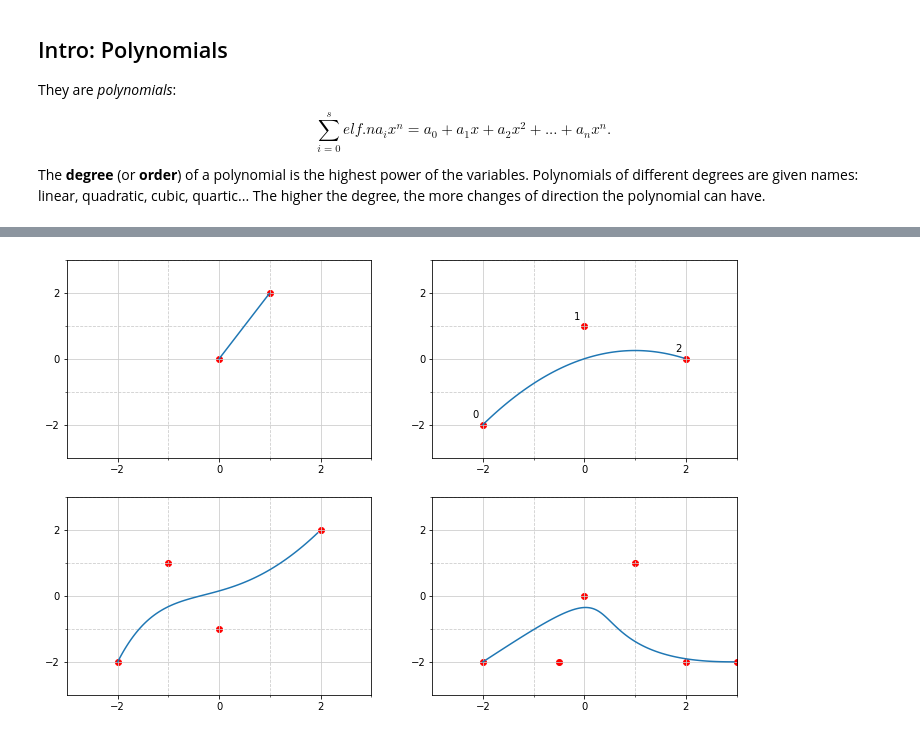
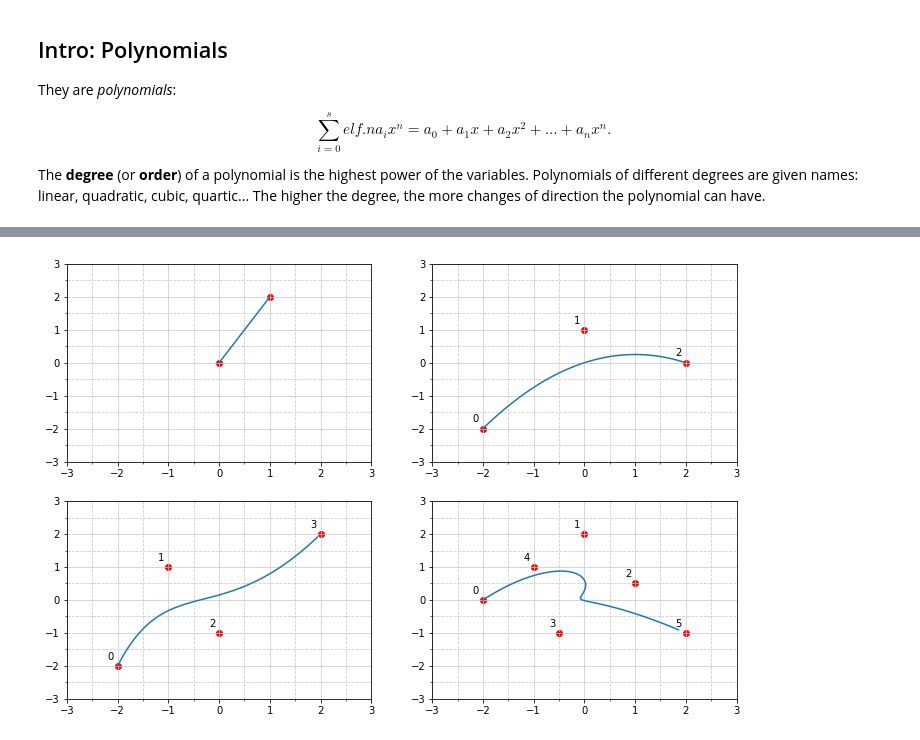
Before and after one commit to davdmc/splines, a Jupyter notebook: splines.ipynb, the cells around one changed output, grey strips where cells are left out. Saved outputs shown, nothing was run; the diff lists cells and outputs as text; code cells hidden in the pictures.

```diff
--- a/splines.ipynb
+++ b/splines.ipynb
@@ -7,15 +7,15 @@ import matplotlib
 
 # MATPLOTLIB CONFIG
 
-def conf_axis(ax, lim_x=10, lim_y=10):
+def conf_axis(ax, xmax=10, ymax=10, xmin=-10, ymin=-10):
     for ind, subplot in np.ndenumerate(ax):
         # Set axis ranges; by default this will put major ticks every 25.
-        subplot.set_xlim(-lim_x, lim_x)
-        subplot.set_ylim(-lim_y, lim_y)
+        subplot.set_xlim(xmin, xmax)
+        subplot.set_ylim(ymin, ymax)
 
         # Change major ticks to show every 1.
-        subplot.xaxis.set_major_locator(MultipleLocator(2))
-        subplot.yaxis.set_major_locator(MultipleLocator(2))
+        subplot.xaxis.set_major_locator(MultipleLocator(int((xmax-xmin)/10+1)))
+        subplot.yaxis.set_major_locator(MultipleLocator(int((ymax-ymin)/10+1)))
 
         # Change minor ticks to show every .5. (1/4 = .25)
         subplot.xaxis.set_minor_locator(AutoMinorLocator(2))
@@ -137,6 +51,6 @@ $$
 # %%
 fig, ax = plt.subplots(2, 2, figsize=(12, 8))
-conf_axis(ax,3,3)
+conf_axis(ax,3,3,-3,-3)
 
 t = np.arange(0, 1, 0.01)
 
@@ -174,9 +88,9 @@ class BezierCurve:
 
 
     def plotBernstein(self, ax):
-        x = np.linspace(-10,10, 50)
-        for i in range(self.n_ext):
-            ax.plot(x, self.bernsteinPolynomial(i, 2, x))
+        x = np.linspace(0,1, 100)
+        for i in range(self.n):
+            ax.plot(x, self.bernsteinPolynomial(i, self.n-1, x))
 
     def bernsteinPolynomial(self, i, n, t):
         return self.binomial(n,i) * t**i * (1 - t)**(n-i)
@@ -184,33 +98,36 @@ class BezierCurve:
     def binomial(self,n,r):
         return math.factorial(n) // math.factorial(r) // math.factorial(n-r)
 
     def mop(self, i):
         if((i%2)==0):
             return 1
         else:
             return -1
 
 p = np.array([[-2, 0, 2], [-2, 1, 0]])
 curv = BezierCurve(2, p)
 c_t = curv.evaluate(t)
 ax[0,1].plot(c_t[0,:], c_t[1,:])
 ax[0,1].scatter(p[0,:], p[1,:],color='r')
 for i in range(p.shape[1]):
     ax[0,1].annotate(i, (p[0,i]-0.2, p[1,i]+0.2))
 
 
 p = np.array([[-2, -1, 0, 2], [-2, 1, -1, 2]])
 curv = BezierCurve(3, p)
 c_t = curv.evaluate(t)
 ax[1,0].plot(c_t[0,:], c_t[1,:])
 ax[1,0].scatter(p[0,:], p[1,:],color='r')
+for i in range(p.shape[1]):
+    ax[1,0].annotate(i, (p[0,i]-0.2, p[1,i]+0.2))
 
-p = np.array([[-2, 0, 1, -0.5, 2, 3], [-2, 0, 1, -2, -2, -2]])
+p = np.array([[-2, 0, 1, -0.5, -1, 2], [0, 2, 0.5, -1, 1, -1]])
 curv = BezierCurve(5, p)
 c_t = curv.evaluate(t)
 ax[1,1].plot(c_t[0,:], c_t[1,:])
 ax[1,1].scatter(p[0,:], p[1,:],color='r')
-
+for i in range(p.shape[1]):
+    ax[1,1].annotate(i, (p[0,i]-0.2, p[1,i]+0.2))
 plt.show()
 # %% [output]
-[figure, old version]
+[figure, new version]
```
Also changed, not shown: parts of 3 cells of this notebook.
